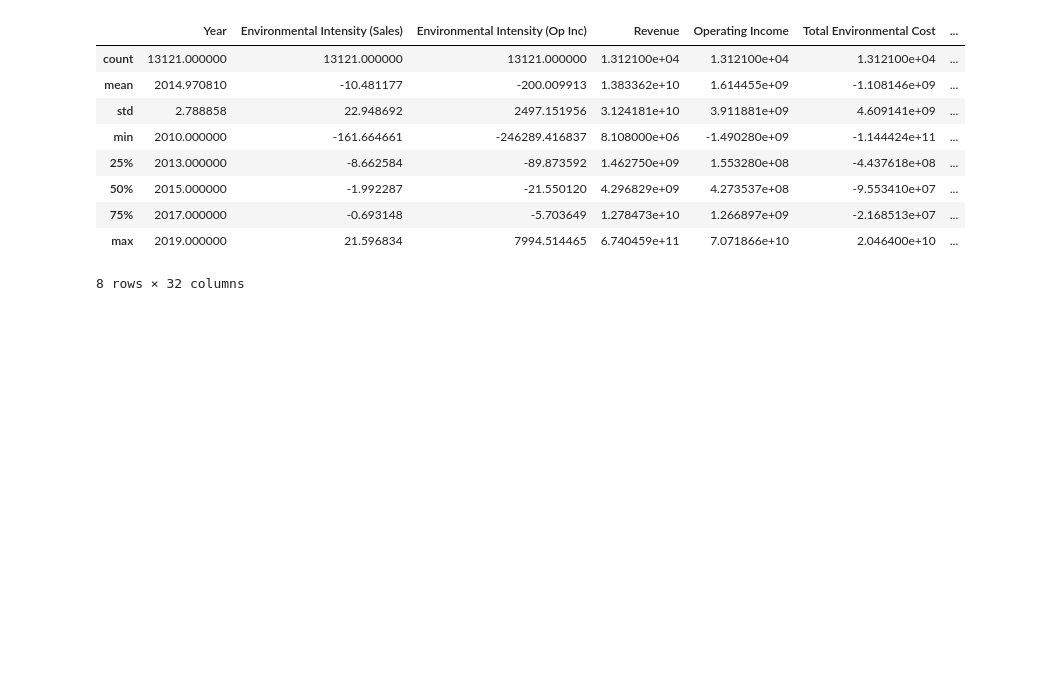
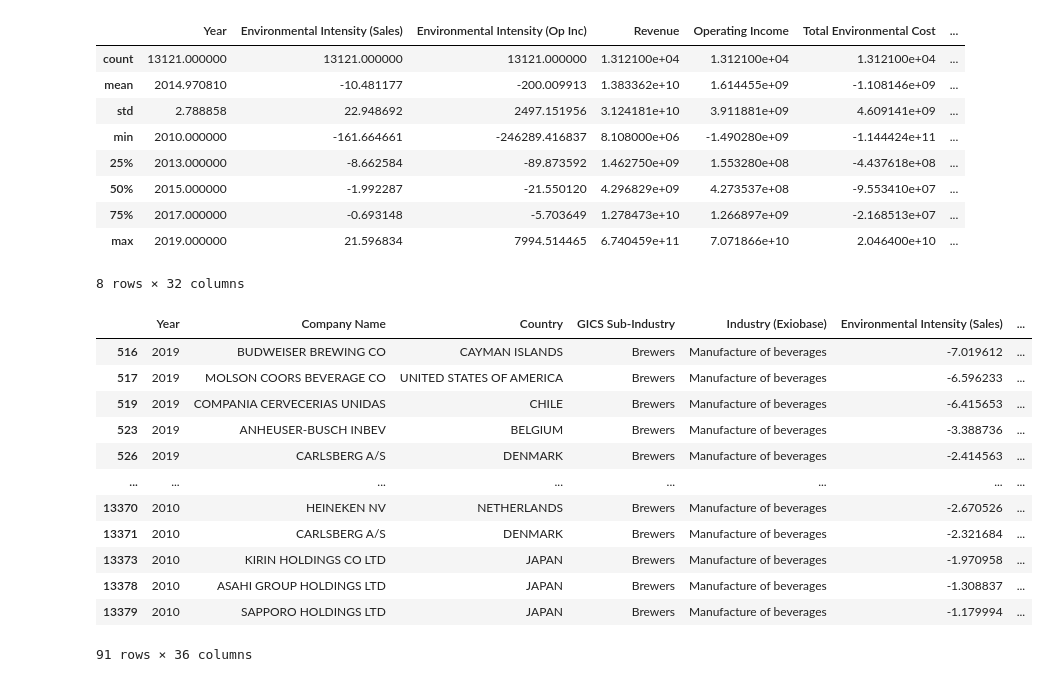
Before and after one commit to yummypugs/SPM-Project-Harvard, a Jupyter notebook: 1.0 create_new_df.ipynb, the cells around one changed output. Drawn from its saved outputs; the diff is of its cells as text; code cells hidden in the pictures; blank space fills up the shorter version.

```diff
--- a/1.0 create_new_df.ipynb
+++ b/1.0 create_new_df.ipynb
@@ -60,3 +60,23 @@ df_rev.describe()
 | 75% | 2017.000000 | -0.693148 | -5.703649 | 1.278473e+10 | 1.266897e+09 | -2.168513e+07 | ... |
 | max | 2019.000000 | 21.596834 | 7994.514465 | 6.740459e+11 | 7.071866e+10 | 2.046400e+10 | ... |
 8 rows × 32 columns
+# %%
+brewery_df = df_new[df_new['GICS Sub-Industry'] == 'Brewers']
+
+brewery_df = brewery_df[brewery_df['Company Name'] != 'CHINA RESOURCES BEER (HLDGS)']
+brewery_df = brewery_df[brewery_df['Company Name'] != 'CRAFT BREW ALLIANCE INC']
+brewery_df
+# %% [output]
+|  | Year | Company Name | Country | GICS Sub-Industry | Industry (Exiobase) | Environmental Intensity (Sales) | ... |
+| 516 | 2019 | BUDWEISER BREWING CO | CAYMAN ISLANDS | Brewers | Manufacture of beverages | -7.019612 | ... |
+| 517 | 2019 | MOLSON COORS BEVERAGE CO | UNITED STATES OF AMERICA | Brewers | Manufacture of beverages | -6.596233 | ... |
+| 519 | 2019 | COMPANIA CERVECERIAS UNIDAS | CHILE | Brewers | Manufacture of beverages | -6.415653 | ... |
+| 523 | 2019 | ANHEUSER-BUSCH INBEV | BELGIUM | Brewers | Manufacture of beverages | -3.388736 | ... |
+| 526 | 2019 | CARLSBERG A/S | DENMARK | Brewers | Manufacture of beverages | -2.414563 | ... |
+| ... | ... | ... | ... | ... | ... | ... | ... |
+| 13370 | 2010 | HEINEKEN NV | NETHERLANDS | Brewers | Manufacture of beverages | -2.670526 | ... |
+| 13371 | 2010 | CARLSBERG A/S | DENMARK | Brewers | Manufacture of beverages | -2.321684 | ... |
+| 13373 | 2010 | KIRIN HOLDINGS CO LTD | JAPAN | Brewers | Manufacture of beverages | -1.970958 | ... |
+| 13378 | 2010 | ASAHI GROUP HOLDINGS LTD | JAPAN | Brewers | Manufacture of beverages | -1.308837 | ... |
+| 13379 | 2010 | SAPPORO HOLDINGS LTD | JAPAN | Brewers | Manufacture of beverages | -1.179994 | ... |
+91 rows × 36 columns
```
Also changed, not shown: parts of 1 cell of this notebook, 1 other file.
